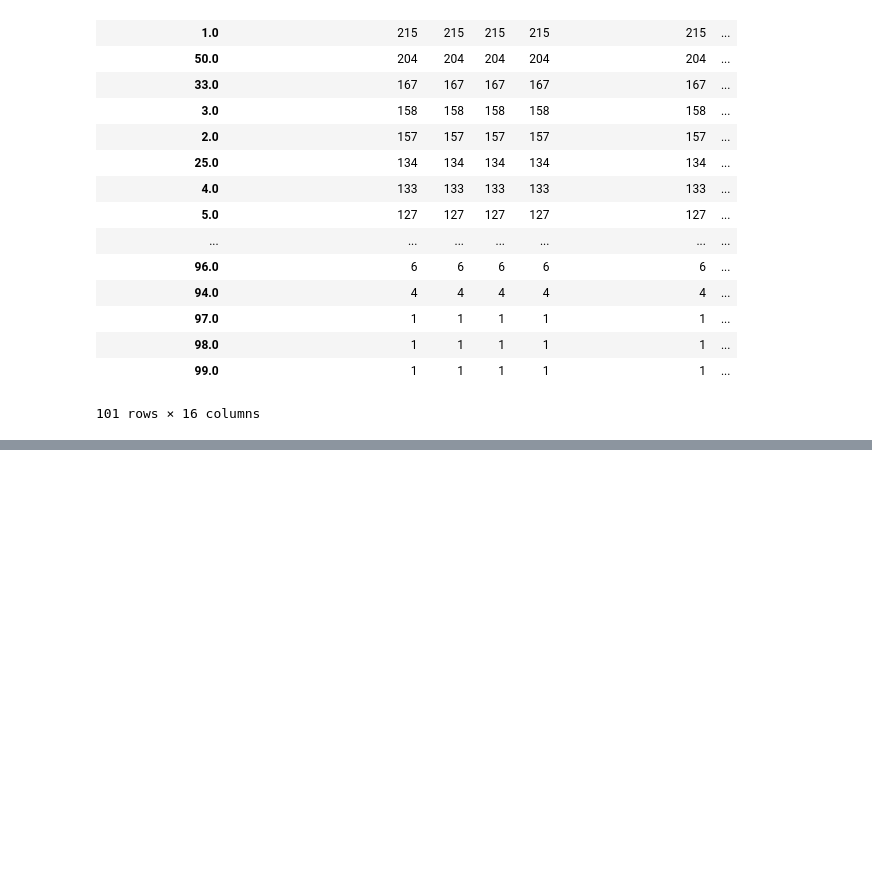
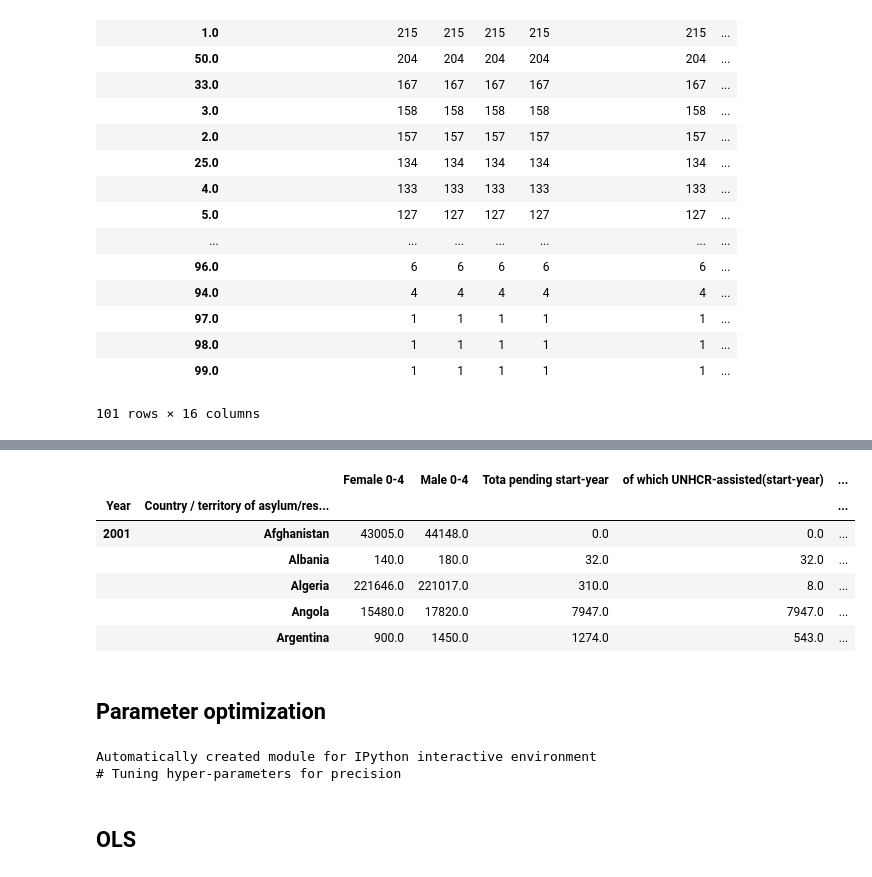
Before and after one commit to gemmaaa/lingdata, a Jupyter notebook: 3.7 Supervised learning capstone UNHCR attempt.ipynb, the cells around one changed output, grey strips where cells are left out. Drawn from its saved outputs; the diff is of its cells as text; code cells hidden in the pictures; blank space fills up the shorter version.

```diff
--- a/3.7 Supervised learning capstone UNHCR attempt.ipynb
+++ b/3.7 Supervised learning capstone UNHCR attempt.ipynb
@@ -416,0 +515,75 @@ df.groupby('percentage_accepted').count().sort_values(by=['Origin'], ascending=F
+# %%
+features_new = features.loc[:,coltitles[idxs_selected]]
+# %%
+features_new.head()
+# %% [output]
+|  |  | Female 0-4 | Male 0-4 | Tota pending start-year | of which UNHCR-assisted(start-year) | ... |
+| Year | Country / territory of asylum/res... |  |  |  |  | ... |
+| 2001 | Afghanistan | 43005.0 | 44148.0 | 0.0 | 0.0 | ... |
+|  | Albania | 140.0 | 180.0 | 32.0 | 32.0 | ... |
+|  | Algeria | 221646.0 | 221017.0 | 310.0 | 8.0 | ... |
+|  | Angola | 15480.0 | 17820.0 | 7947.0 | 7947.0 | ... |
+|  | Argentina | 900.0 | 1450.0 | 1274.0 | 543.0 | ... |
+# %% [markdown]
+## Parameter optimization
+# %%
+from __future__ import print_function
+
+from sklearn import datasets
+from sklearn.model_selection import train_test_split
+from sklearn.model_selection import GridSearchCV
+from sklearn.metrics import classification_report
+
+from sklearn.svm import SVC
+
+print(__doc__)
+
+X = features_new.drop('percentage_accepted',1)
+y = features_new['percentage_accepted']
+
+
+# Split the dataset in two equal parts
+X_train, X_test, y_train, y_test = train_test_split(
+    X, y, test_size=0.5, random_state=0)
+
+# Set the parameters by cross-validation
+tuned_parameters = [{'kernel': ['rbf'], 'gamma': [1e-3, 1e-4],
+                     'C': [1, 10, 100, 1000]},
+                    {'kernel': ['linear'], 'C': [1, 10, 100, 1000]}]
+
+scores = ['precision', 'recall']
+
+for score in scores:
+    print("# Tuning hyper-parameters for %s" % score)
+    print()
+
+    clf = GridSearchCV(SVC(), tuned_parameters, cv=5,
+                       scoring='%s_macro' % score)
+    clf.fit(X_train, y_train)
+
+    print("Best parameters set found on development set:")
+    print()
+    print(clf.best_params_)
+    print()
+    print("Grid scores on development set:")
+    print()
+    means = clf.cv_results_['mean_test_score']
+    stds = clf.cv_results_['std_test_score']
+    for mean, std, params in zip(means, stds, clf.cv_results_['params']):
+        print("%0.3f (+/-%0.03f) for %r"
+              % (mean, std * 2, params))
+    print()
+
+    print("Detailed classification report:")
+    print()
+    print("The model is trained on the full development set.")
+    print("The scores are computed on the full evaluation set.")
+    print()
+    y_true, y_pred = y_test, clf.predict(X_test)
+    print(classification_report(y_true, y_pred))
+    print()
+
+    print(sklearn.metrics.confusion_matrix(y_true, y_pred, labels=True))
+# %% [output]
+Automatically created module for IPython interactive environment
+# Tuning hyper-parameters for precision
@@ -416,0 +657,2 @@ df.groupby('percentage_accepted').count().sort_values(by=['Origin'], ascending=F
+# %% [markdown]
+## OLS
```
Also changed, not shown: parts of 25 cells of this notebook.
